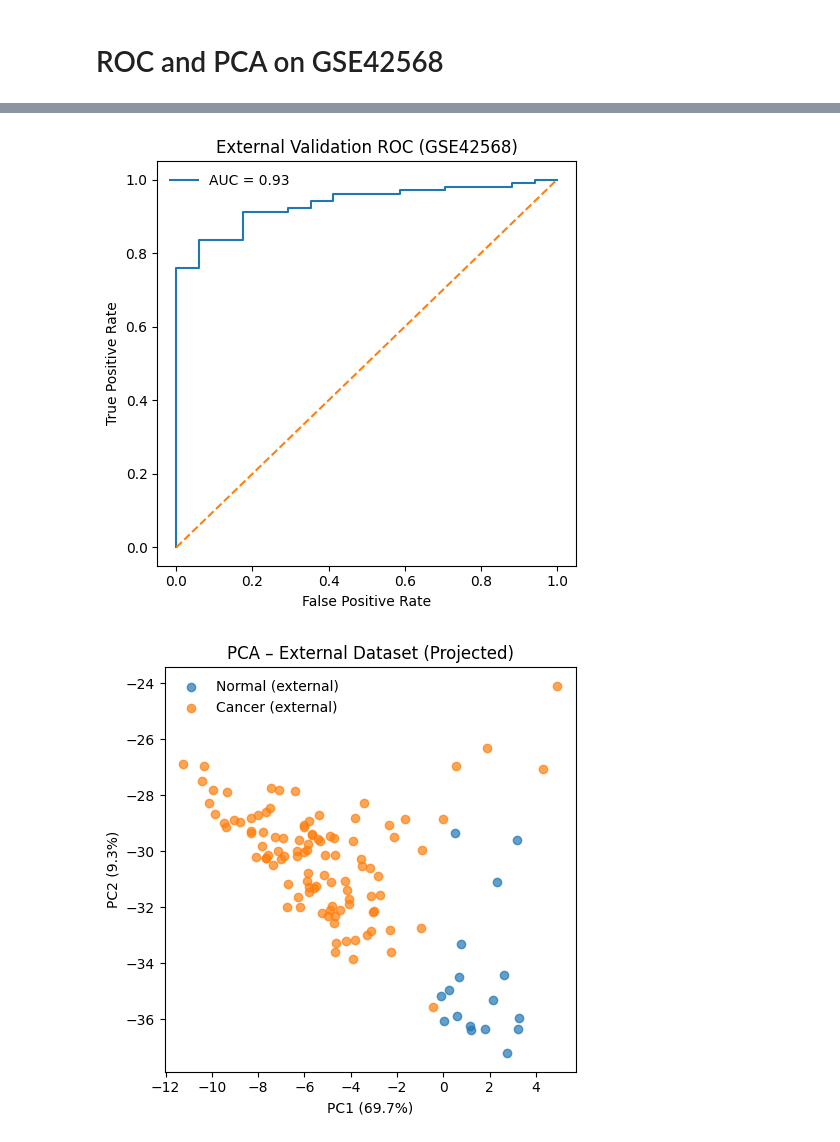
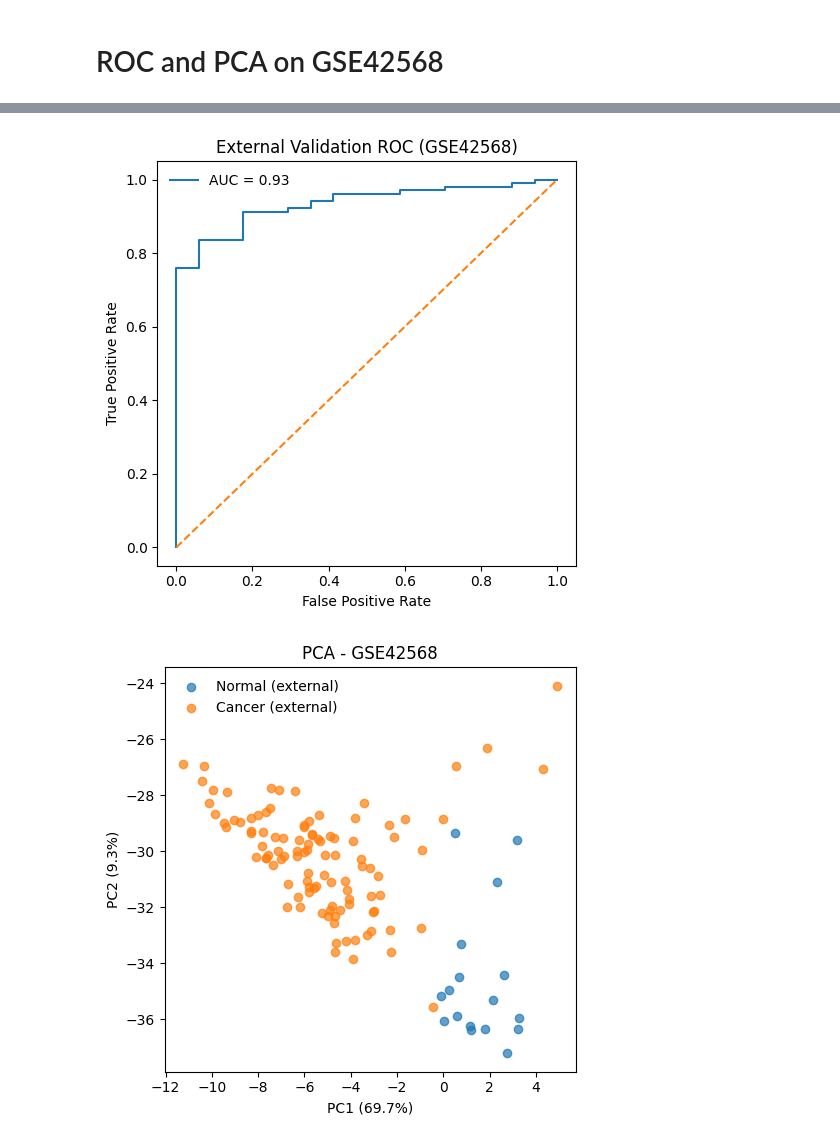
Before and after one commit to mikeph52/GEO_ml_breast_cancer, a Jupyter notebook: gene_expression_updated.ipynb, the cells around one changed output, grey strips where cells are left out. Saved outputs shown, nothing was run; the diff lists cells and outputs as text; code cells hidden in the pictures.

```diff
--- a/gene_expression_updated.ipynb
+++ b/gene_expression_updated.ipynb
@@ -396,7 +396,7 @@ plt.scatter(
 
 plt.xlabel(f"PC1 ({pc1_var:.1f}%)")
 plt.ylabel(f"PC2 ({pc2_var:.1f}%)")
-plt.title("PCA – External Dataset (Projected)")
+plt.title("PCA - GSE42568")
 plt.legend(frameon=False)
 plt.tight_layout()
 plt.show()
@@ -413,33 +413,33 @@ plt.scatter(
     label="Training"
 )
 
 # External data
 plt.scatter(
     X_ext_pca[:, 0],
     X_ext_pca[:, 1],
     c="red",
     alpha=0.7,
-    label="External"
+    label="GSE42568"
 )
 
 plt.xlabel(f"PC1 ({pc1_var:.1f}%)")
 plt.ylabel(f"PC2 ({pc2_var:.1f}%)")
-plt.title("PCA: Training vs External Dataset")
+plt.title("PCA: Training vs GSE42568")
 plt.legend(frameon=False)
 plt.tight_layout()
 plt.show()
 # %% [output]
 External expression shape: (121, 54675)
 External labels: [ 17 104]
 Common genes: 200
 External ROC-AUC: 0.9343891402714931
               precision    recall  f1-score   support
 
            0       0.61      0.82      0.70        17
            1       0.97      0.91      0.94       104
 
     accuracy                           0.90       121
    macro avg       0.79      0.87      0.82       121
 weighted avg       0.92      0.90      0.91       121
 [figure]
-[figure, old version]
+[figure, new version]
```
Also changed, not shown: parts of 1 cell of this notebook, 5 other files.
